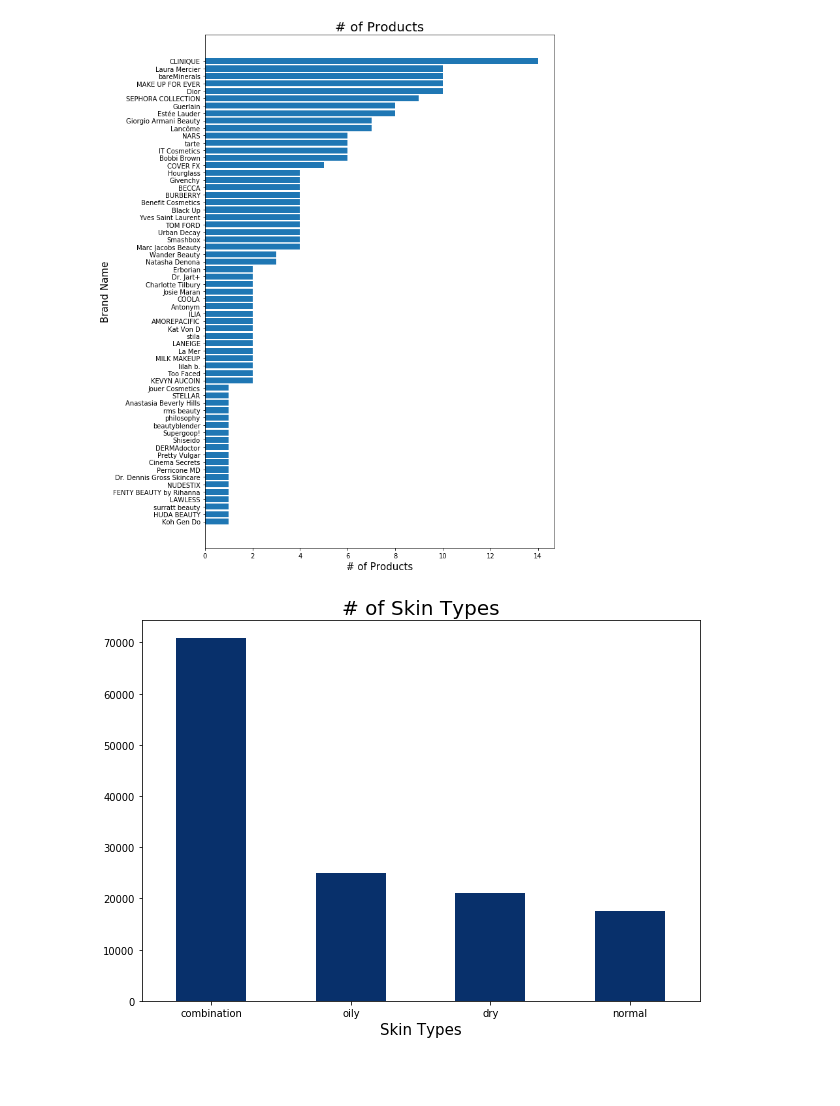
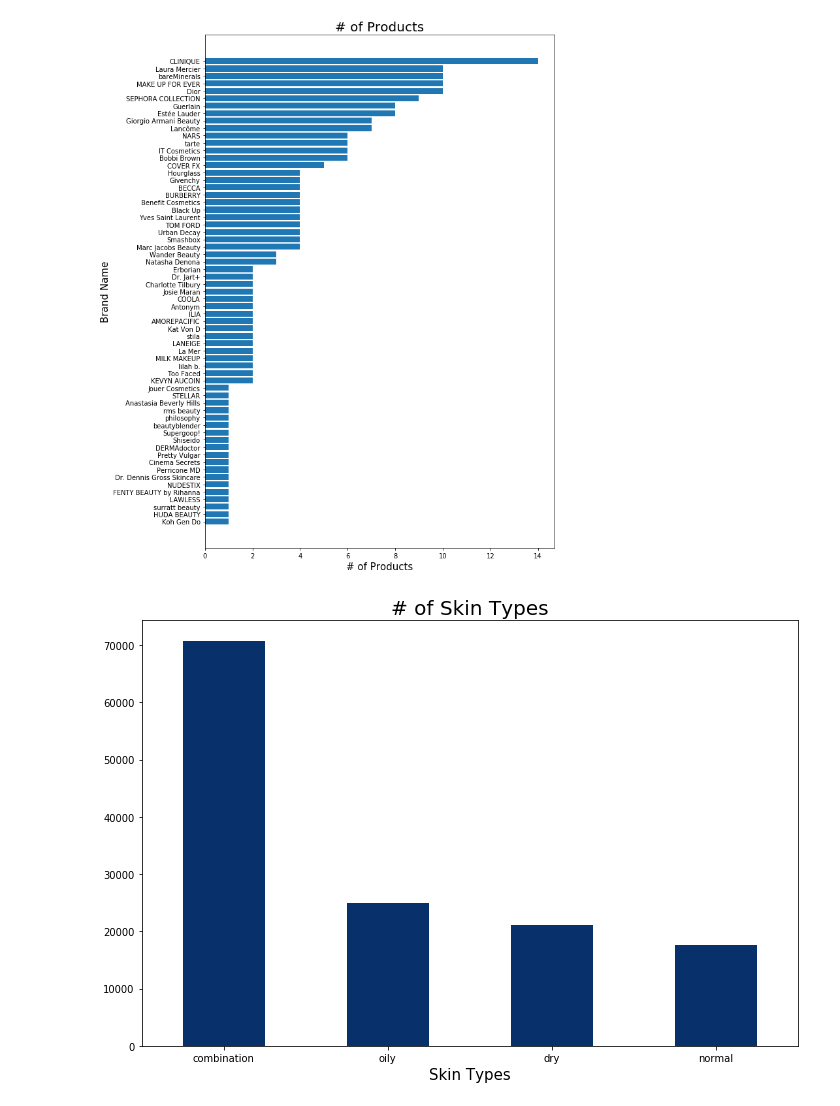
Before and after one commit to nicleong27/Beauty_Reviews, a Jupyter notebook: Sephora-EDA.ipynb, the cells around one changed output. Cells and saved outputs as stored; diff of their text form; code cells hidden in the pictures; blank space fills up the shorter version.

```diff
--- a/Sephora-EDA.ipynb
+++ b/Sephora-EDA.ipynb
@@ -388,10 +388,12 @@ def plot_skin(df, group, count_by):
 # %%
 # Number of people with certain skin type
 plot_skin(df, 'skin_type', 'review_text')
 plt.xlabel('Skin Types', fontsize=15)
-plt.title('# of Skin Types', fontsize=20);
+plt.title('# of Skin Types', fontsize=20)
+plt.tight_layout()
+plt.savefig('imgs/skin_types.png');
 # %% [output]
-[figure, old version]
+[figure, new version]
 # %%
 # number of people with different types of skin tones
 plot_skin(df, 'skin_tone', 'review_text')
```
Also changed, not shown: parts of 6 cells of this notebook.
